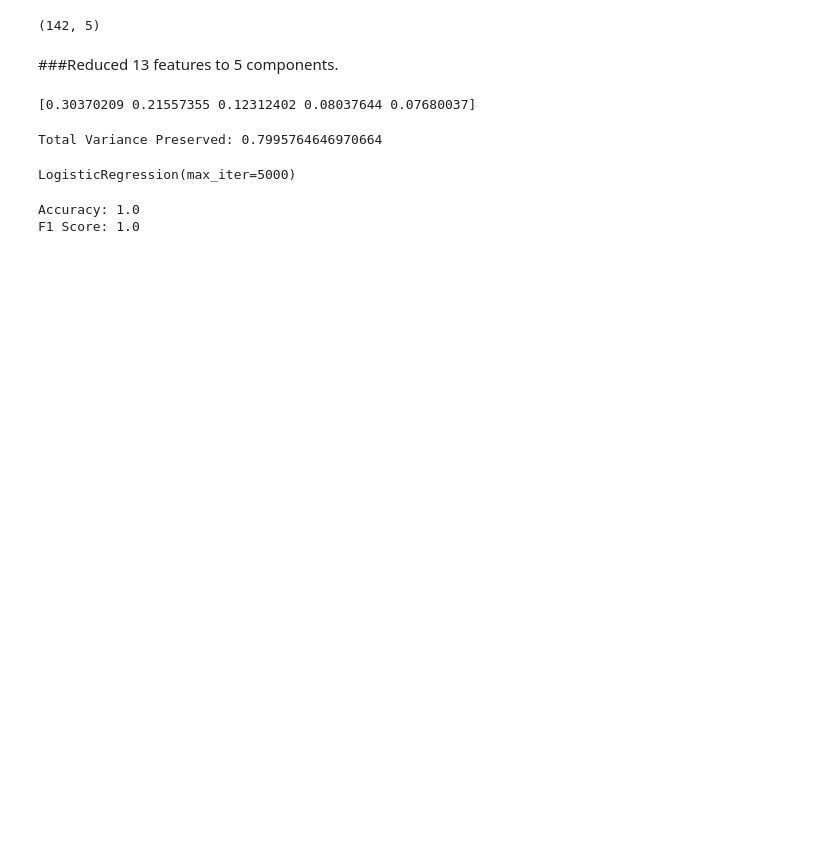
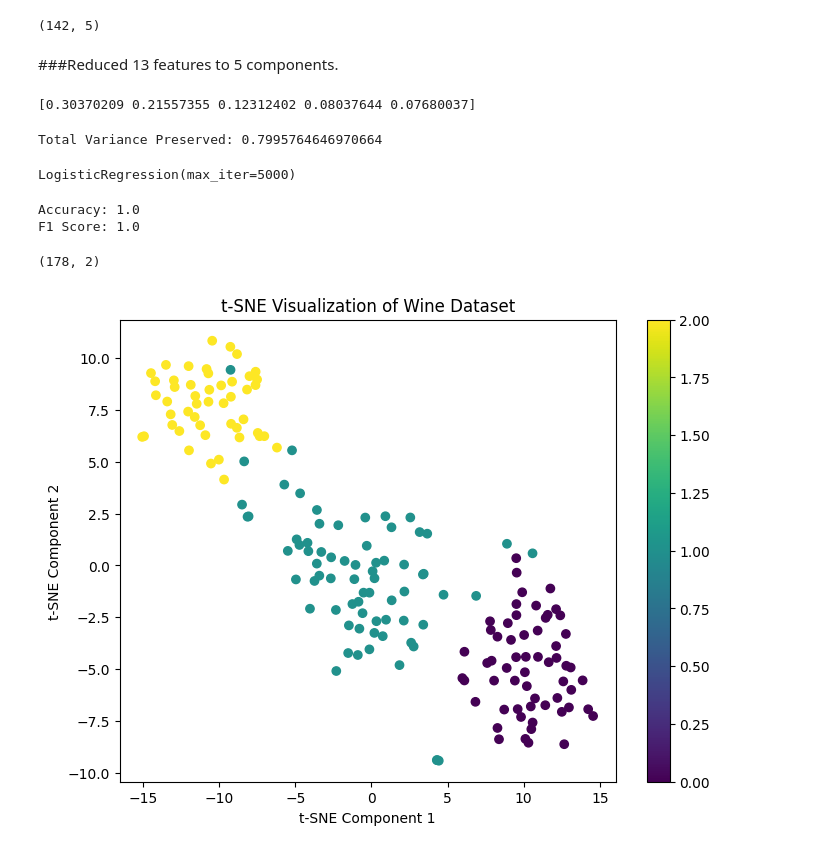
Before and after one commit to Pranav-Trivedi20/MNIST-and-Fashion-MNIST-dataset-optimization, a Jupyter notebook: Iris_and_Wine_dataset_Model_Optimization.ipynb, the cells around one changed output. Drawn from its saved outputs; the diff is of its cells as text; code cells hidden in the pictures; blank space fills up the shorter version.

```diff
--- a/Iris_and_Wine_dataset_Model_Optimization.ipynb
+++ b/Iris_and_Wine_dataset_Model_Optimization.ipynb
@@ -1450,3 +1450,51 @@ print("F1 Score:",
 # %% [output]
 Accuracy: 1.0
 F1 Score: 1.0
+# %%
+#Scaling Data
+from sklearn.datasets import load_wine
+from sklearn.preprocessing import StandardScaler
+
+wine = load_wine()
+
+X = wine.data
+y = wine.target
+
+scaler = StandardScaler()
+X_scaled = scaler.fit_transform(X)
+# %%
+#Apply t SNE
+from sklearn.manifold import TSNE
+
+tsne = TSNE(
+    n_components=2,
+    random_state=42,
+    perplexity=30
+)
+
+X_tsne = tsne.fit_transform(X_scaled)
+
+print(X_tsne.shape)
+# %% [output]
+(178, 2)
+# %%
+#Plotting the gra
+import matplotlib.pyplot as plt
+
+plt.figure(figsize=(8,6))
+
+scatter = plt.scatter(
+    X_tsne[:,0],
+    X_tsne[:,1],
+    c=y
+)
+
+plt.xlabel("t-SNE Component 1")
+plt.ylabel("t-SNE Component 2")
+plt.title("t-SNE Visualization of Wine Dataset")
+
+plt.colorbar(scatter)
+
+plt.show()
+# %% [output]
+[figure, added]
```
Also changed, not shown: parts of 4 cells of this notebook.
